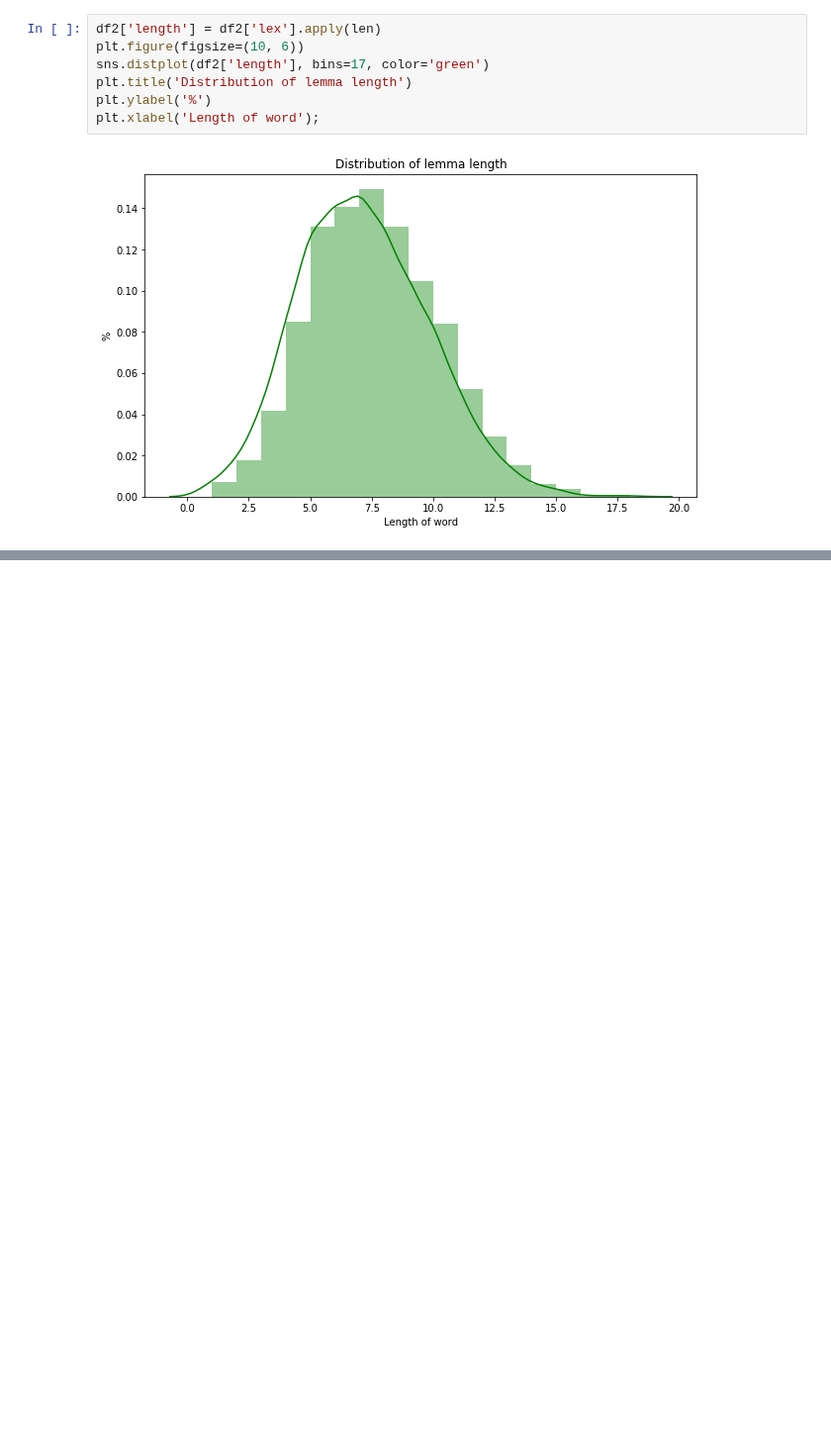
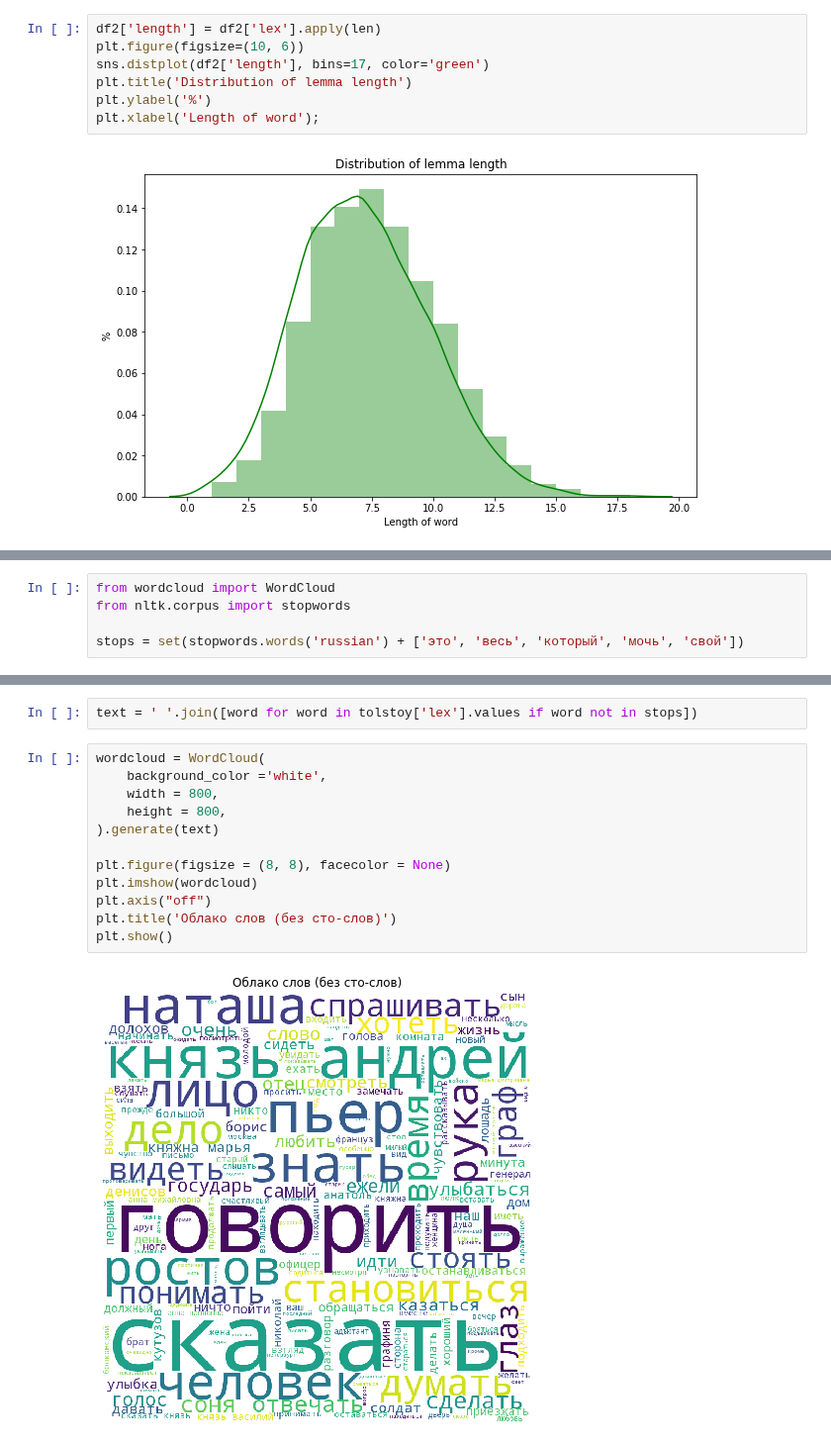
Before and after one commit to hse-ling-python/seminars, a Jupyter notebook: visualization/visualization_1.ipynb, the cells around one changed output, grey strips where cells are left out. Shown at 99% size. Cells and saved outputs as stored; diff of their text form; blank space fills up the shorter version.

```diff
--- a/visualization/visualization_1.ipynb
+++ b/visualization/visualization_1.ipynb
@@ -215,0 +301,5 @@ plt.xlabel('Length of word');
+# %%
+from wordcloud import WordCloud
+from nltk.corpus import stopwords
+
+stops = set(stopwords.words('russian') + ['это', 'весь', 'который', 'мочь', 'свой'])
@@ -215,0 +322,16 @@ plt.xlabel('Length of word');
+# %%
+text = ' '.join([word for word in tolstoy['lex'].values if word not in stops])
+# %%
+wordcloud = WordCloud(
+    background_color ='white',
+    width = 800,
+    height = 800,
+).generate(text)
+
+plt.figure(figsize = (8, 8), facecolor = None)
+plt.imshow(wordcloud)
+plt.axis("off")
+plt.title('Облако слов (без сто-слов)')
+plt.show()
+# %% [output]
+[figure, added]
```
Also changed, not shown: parts of 22 cells of this notebook.
